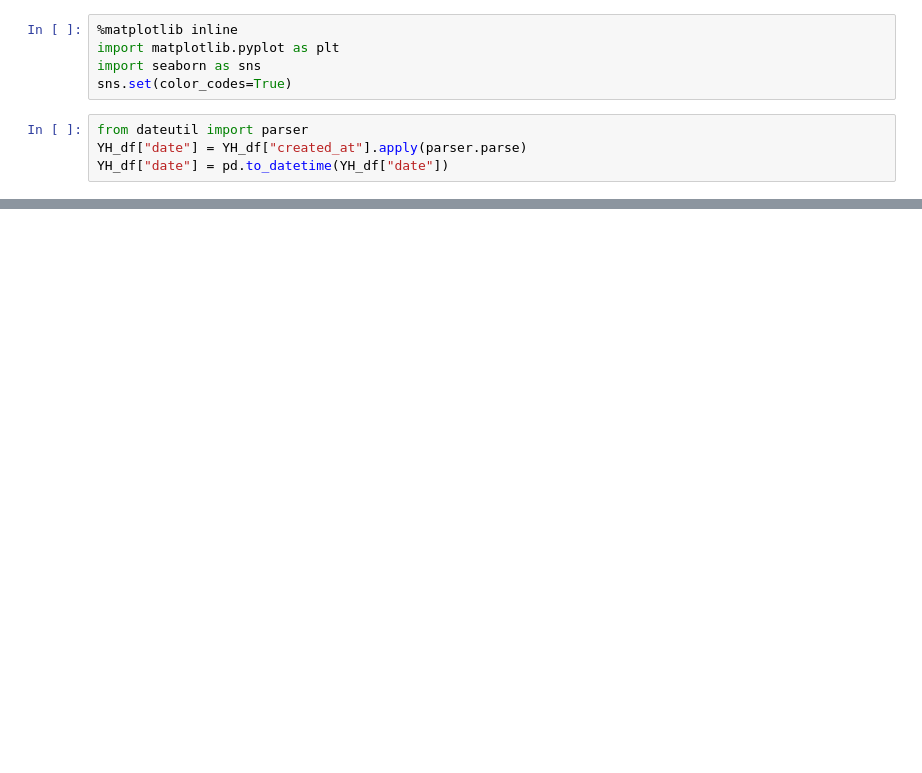
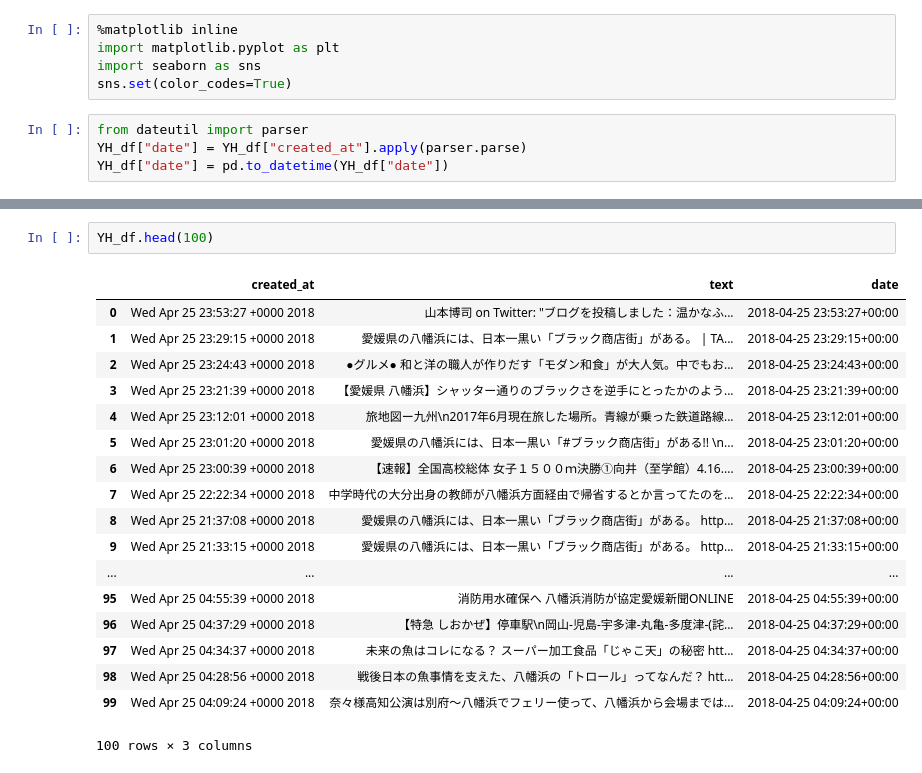
Before and after one commit to oz1717/Business_Project, a Jupyter notebook: Twitter_API.ipynb, the cells around one changed output, grey strips where cells are left out. Drawn from its saved outputs; the diff is of its cells as text; blank space fills up the shorter version.

```diff
--- a/Twitter_API.ipynb
+++ b/Twitter_API.ipynb
@@ -257,0 +265,21 @@ YH_df.groupby(YH_df["date"].dt.date).date.count().plot(kind="bar")
+# %%
+YH_df.head(100)
+# %% [output]
+|  | created_at | text | date |
+| 0 | Wed Apr 25 23:53:27 +0000 2018 | 山本博司 on Twitter: "ブログを投稿しました：温かなふ... | 2018-04-25 23:53:27+00:00 |
+| 1 | Wed Apr 25 23:29:15 +0000 2018 | 愛媛県の八幡浜には、日本一黒い「ブラック商店街」がある。 | TA... | 2018-04-25 23:29:15+00:00 |
+| 2 | Wed Apr 25 23:24:43 +0000 2018 | ●グルメ● 和と洋の職人が作りだす「モダン和食」が大人気。中でもお... | 2018-04-25 23:24:43+00:00 |
+| 3 | Wed Apr 25 23:21:39 +0000 2018 | 【愛媛県 八幡浜】シャッター通りのブラックさを逆手にとったかのよう... | 2018-04-25 23:21:39+00:00 |
+| 4 | Wed Apr 25 23:12:01 +0000 2018 | 旅地図ー九州\n2017年6月現在旅した場所。青線が乗った鉄道路線... | 2018-04-25 23:12:01+00:00 |
+| 5 | Wed Apr 25 23:01:20 +0000 2018 | 愛媛県の八幡浜には、日本一黒い「#ブラック商店街」がある!! \n... | 2018-04-25 23:01:20+00:00 |
+| 6 | Wed Apr 25 23:00:39 +0000 2018 | 【速報】全国高校総体 女子１５００ｍ決勝①向井（至学館）4.16.... | 2018-04-25 23:00:39+00:00 |
+| 7 | Wed Apr 25 22:22:34 +0000 2018 | 中学時代の大分出身の教師が八幡浜方面経由で帰省するとか言ってたのを... | 2018-04-25 22:22:34+00:00 |
+| 8 | Wed Apr 25 21:37:08 +0000 2018 | 愛媛県の八幡浜には、日本一黒い「ブラック商店街」がある。 http... | 2018-04-25 21:37:08+00:00 |
+| 9 | Wed Apr 25 21:33:15 +0000 2018 | 愛媛県の八幡浜には、日本一黒い「ブラック商店街」がある。 http... | 2018-04-25 21:33:15+00:00 |
+| ... | ... | ... | ... |
+| 95 | Wed Apr 25 04:55:39 +0000 2018 | 消防用水確保へ 八幡浜消防が協定愛媛新聞ONLINE | 2018-04-25 04:55:39+00:00 |
+| 96 | Wed Apr 25 04:37:29 +0000 2018 | 【特急 しおかぜ】停車駅\n岡山-児島-宇多津-丸亀-多度津-(詫... | 2018-04-25 04:37:29+00:00 |
+| 97 | Wed Apr 25 04:34:37 +0000 2018 | 未来の魚はコレになる？ スーパー加工食品「じゃこ天」の秘密 htt... | 2018-04-25 04:34:37+00:00 |
+| 98 | Wed Apr 25 04:28:56 +0000 2018 | 戦後日本の魚事情を支えた、八幡浜の「トロール」ってなんだ？ htt... | 2018-04-25 04:28:56+00:00 |
+| 99 | Wed Apr 25 04:09:24 +0000 2018 | 奈々様高知公演は別府〜八幡浜でフェリー使って、八幡浜から会場までは... | 2018-04-25 04:09:24+00:00 |
+100 rows × 3 columns
```
Also changed, not shown: parts of 7 cells of this notebook.
